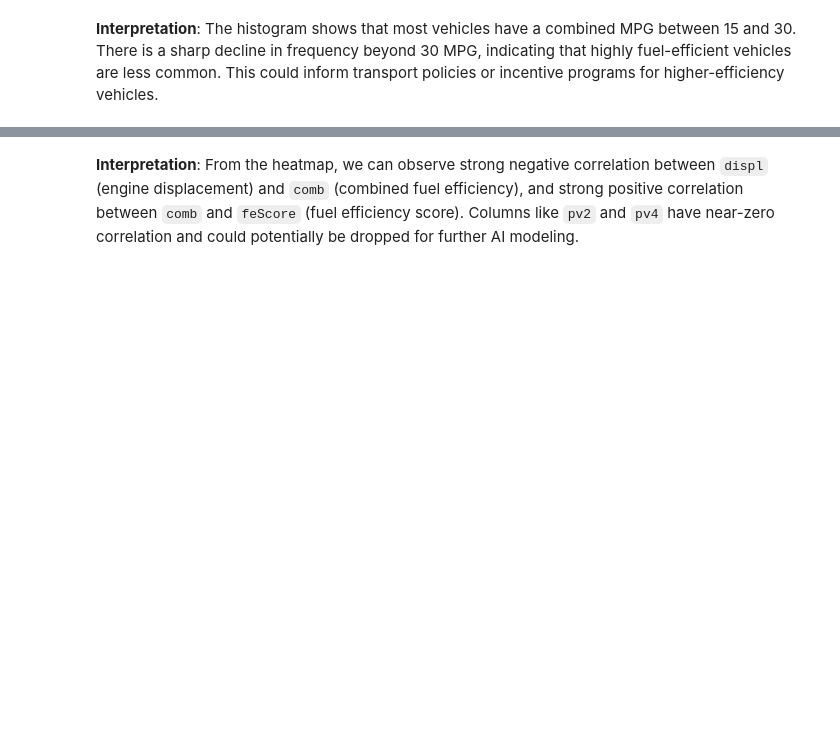
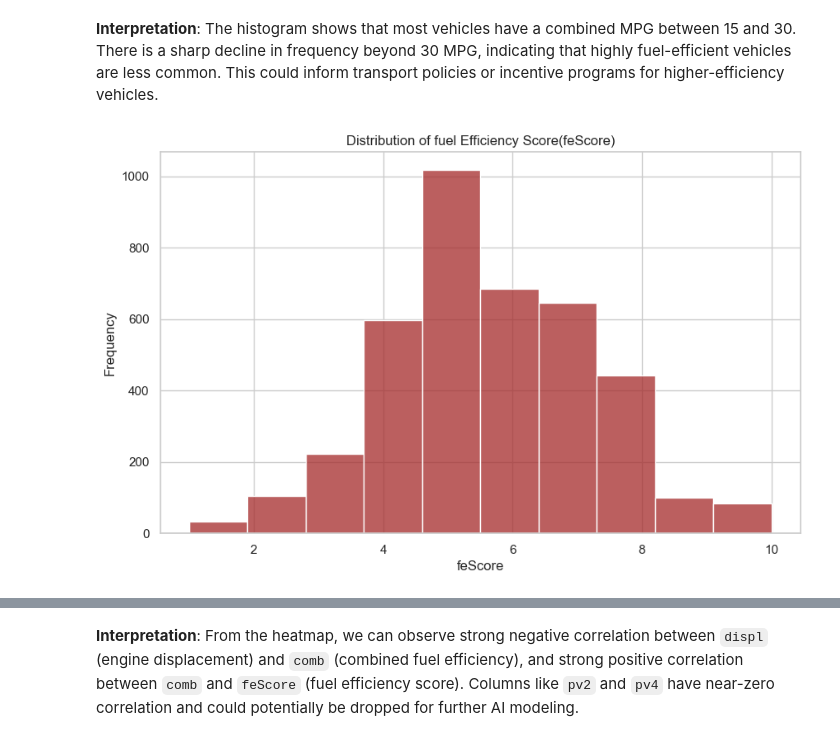
Before and after one commit to Stecie06/Plotting-Assignment.ipynb, a Jupyter notebook: Project_Plotting_Matplotlib_Seaborn,_Histograms_and_Boxplots.ipynb, the cells around one changed output, grey strips where cells are left out. Cells and saved outputs as stored; diff of their text form; code cells hidden in the pictures; blank space fills up the shorter version.

```diff
--- a/Project_Plotting_Matplotlib_Seaborn,_Histograms_and_Boxplots.ipynb
+++ b/Project_Plotting_Matplotlib_Seaborn,_Histograms_and_Boxplots.ipynb
@@ -35,3 +50,12 @@ plt.show()
 # %% [markdown]
 **Interpretation**:
 The histogram shows that most vehicles have a combined MPG between 15 and 30. There is a sharp decline in frequency beyond 30 MPG, indicating that highly fuel-efficient vehicles are less common. This could inform transport policies or incentive programs for higher-efficiency vehicles.
+# %%
+plt.figure(figsize=(10, 6))
+sns.histplot(df['feScore'], bins=10, color="brown")
+plt.title('Distribution of fuel Efficiency Score(feScore)')
+plt.ylabel('Frequency')
+plt.savefig("histogram_feScore.png", dpi=300)
+plt.show()
+# %% [output]
+[figure, added]
```
Also changed, not shown: parts of 7 cells of this notebook, 4 other files.
